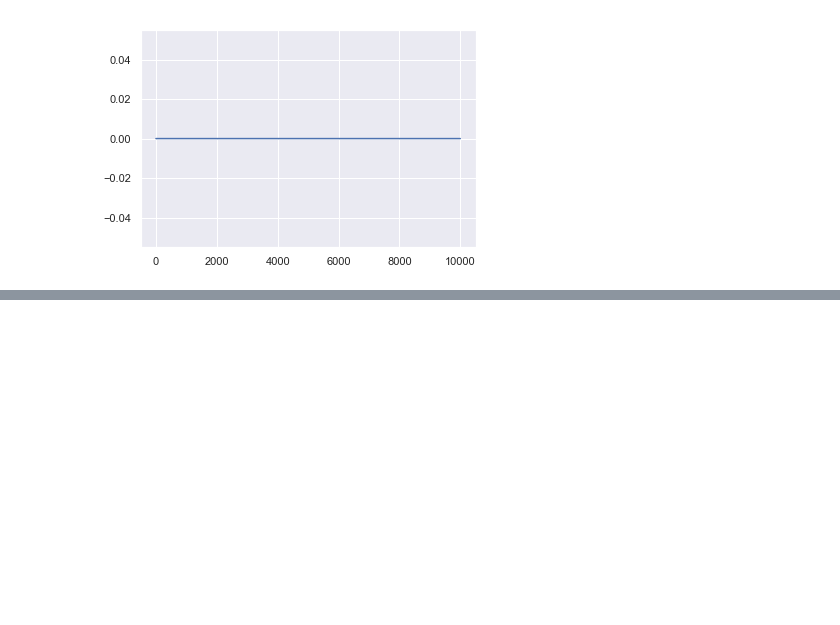
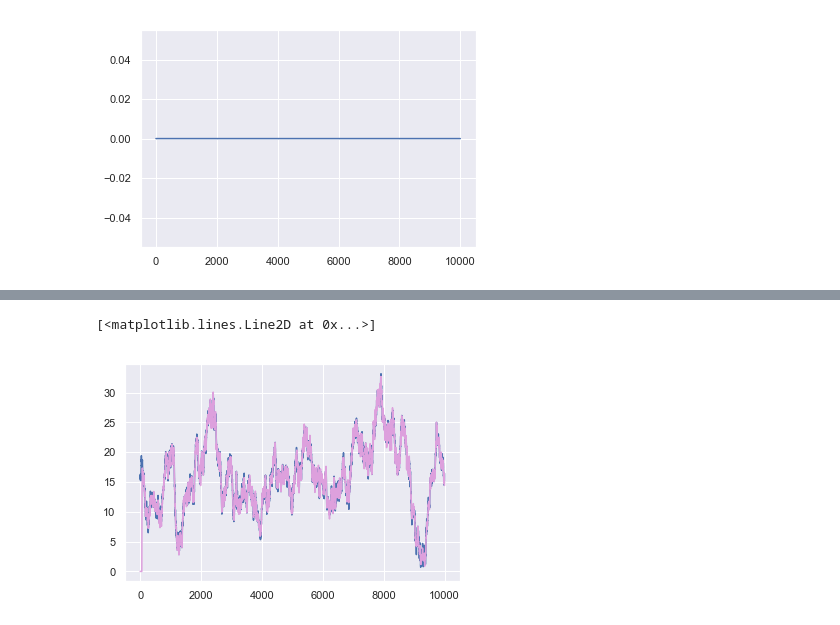
Before and after one commit to nsbspl/async-spike-propagation, a Jupyter notebook: main.ipynb, the cells around one changed output, grey strips where cells are left out. Cells and saved outputs as stored; diff of their text form; code cells hidden in the pictures; blank space fills up the shorter version.

Commit message:
reconstructed signal

```diff
--- a/main.ipynb
+++ b/main.ipynb
@@ -94,0 +123,8 @@ plt.plot(M_S)
+# %%
+ind_neur = np.arange(0, NUM_NEURONS)
+Phi = F_synaptic[:t_steps, ind_neur]
+X2 = -v_ave*np.ones((t_steps,ind_neur.shape[0])) + v_E
+
+A = np.multiply(Phi, X2)
+W, residuals, rank, s = np.linalg.lstsq(A, i_inj)
+reconstructed = np.dot(A, W)
@@ -94,0 +133,6 @@ plt.plot(M_S)
+# %%
+plt.plot(i_inj)
+plt.plot(reconstructed, 'plum')
+# %% [output]
+[<matplotlib.lines.Line2D at 0x...>]
+[figure, added]
```
Also changed, not shown: parts of 12 cells of this notebook, 1 other file.
